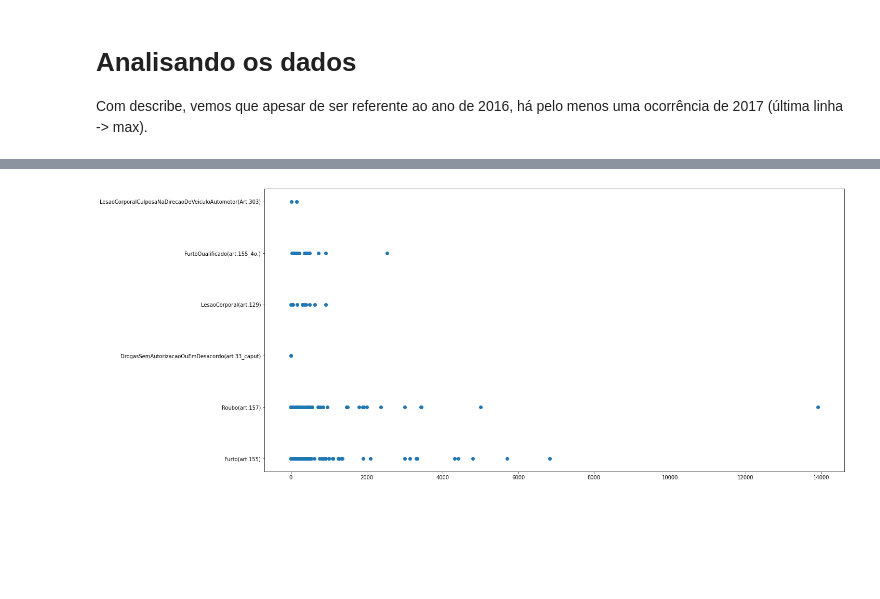
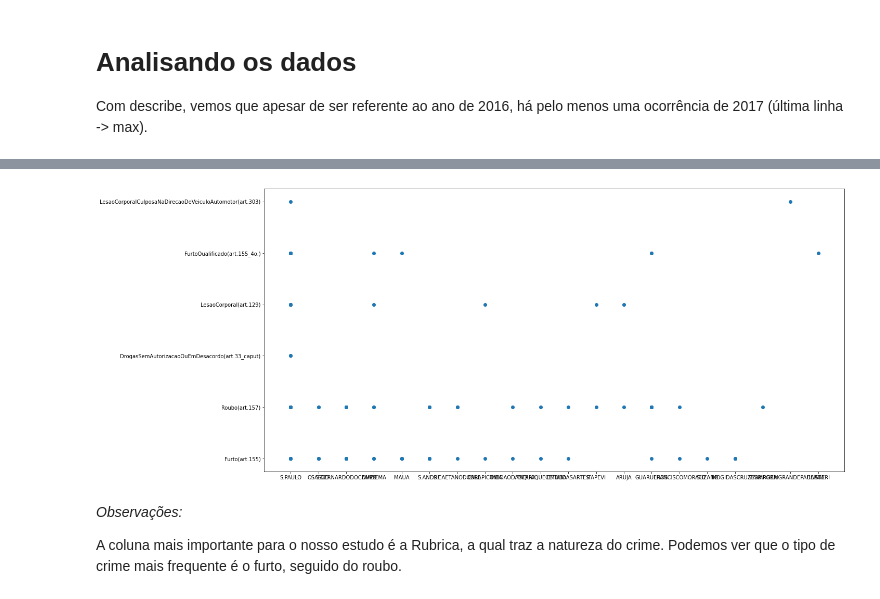
Before and after one commit to debora28/pi-2020.2, a Jupyter notebook: Crime_E2.ipynb, the cells around one changed output, grey strips where cells are left out. Saved outputs shown, nothing was run; the diff lists cells and outputs as text; code cells hidden in the pictures; blank space fills up the shorter version.

```diff
--- a/Crime_E2.ipynb
+++ b/Crime_E2.ipynb
@@ -131,0 +202,2 @@ Observamos que a coluna mais importante para o nosso estudo é a Rubrica, a qual
+# %%
+data2['CONDUTA'].fillna('TRANSEUNTE', inplace=True)
@@ -131,0 +238,2 @@ Observamos que a coluna mais importante para o nosso estudo é a Rubrica, a qual
+# %%
+data2['LATITUDE'].fillna('-23.542476', inplace=True)
@@ -131,0 +275,2 @@ Observamos que a coluna mais importante para o nosso estudo é a Rubrica, a qual
+# %%
+data2['LONGITUDE'].fillna('-46.641928', inplace=True)
@@ -159,6 +349,6 @@ pendencias:
 mesmo crimes nomes diferentes
 # %%
-logradouro = data2["NUMERO_LOGRADOURO"]
+cidade = data2["CIDADE"]
 delito = data2["RUBRICA"]
 # %%
 # CRIANDO GRUPOS PARA CADA CRIME
@@ -188,7 +378,11 @@ plt.show()
 # %%
 plt.figure(figsize=(20,10))
 #plt.xticks(rotation=90)
-plt.scatter(logradouro, delito)
+plt.scatter(cidade, delito)
 plt.show()
 # %% [output]
-[figure, old version]
+[figure, new version]
+# %% [markdown]
+*Observações:*
+
+A coluna mais importante para o nosso estudo é a Rubrica, a qual traz a natureza do crime. Podemos ver que o tipo de crime mais frequente é o furto, seguido do roubo.
```
Also changed, not shown: parts of 41 cells of this notebook.
